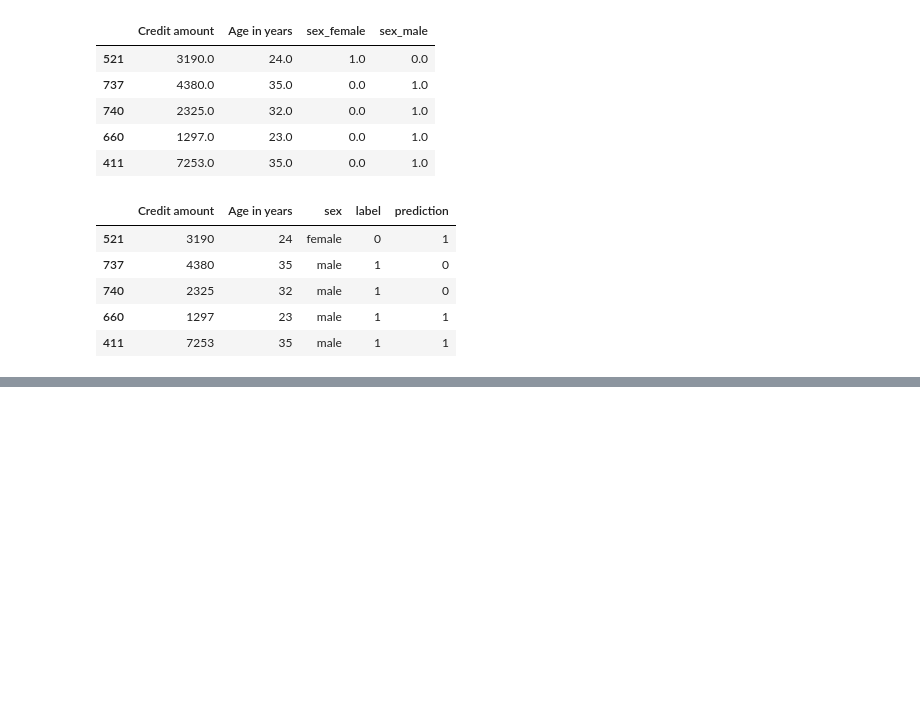
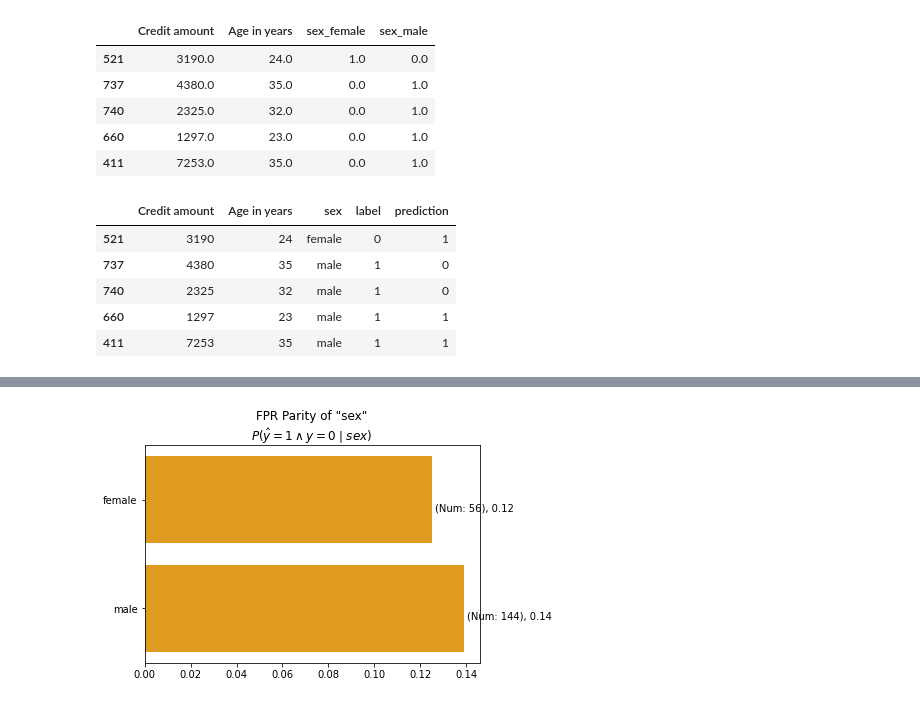
Before and after one commit to datacraft-paris/Fairness-Benchathon, a Jupyter notebook: fairness_tree_example.ipynb, the cells around one changed output, grey strips where cells are left out. Saved outputs shown, nothing was run; the diff lists cells and outputs as text; code cells hidden in the pictures; blank space fills up the shorter version.

```diff
--- a/fairness_tree_example.ipynb
+++ b/fairness_tree_example.ipynb
@@ -349,0 +337,4 @@ dtype: int64
+# %%
+show_fpr('sex')
+# %% [output]
+[figure, added]
```
Also changed, not shown: parts of 38 cells of this notebook.
